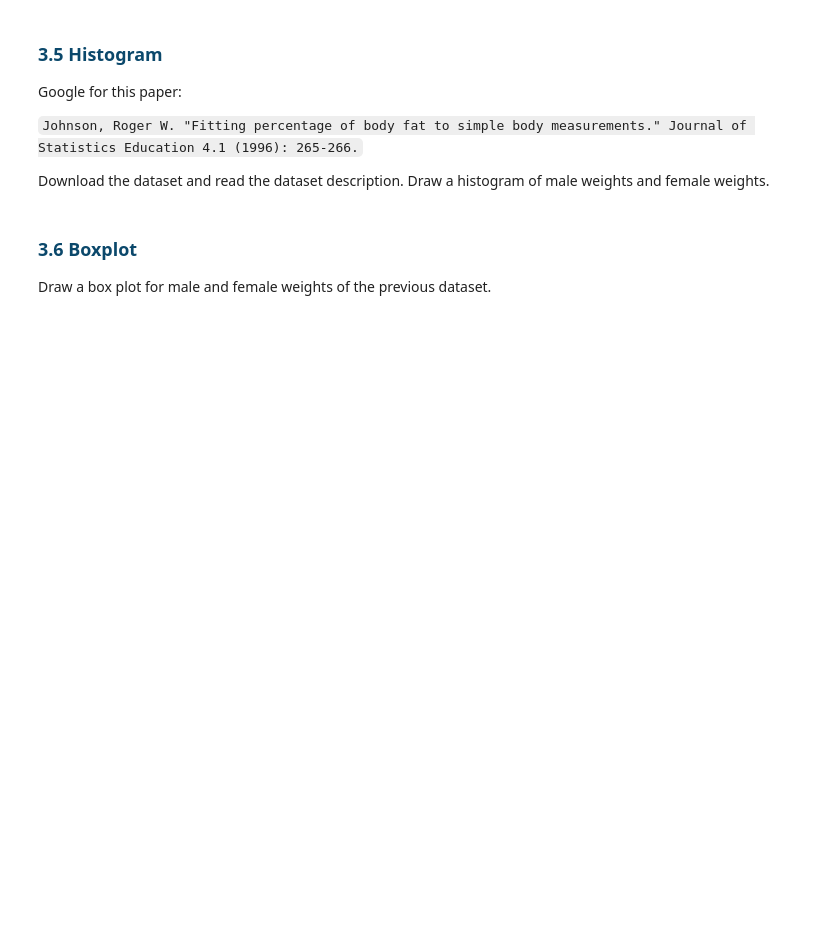
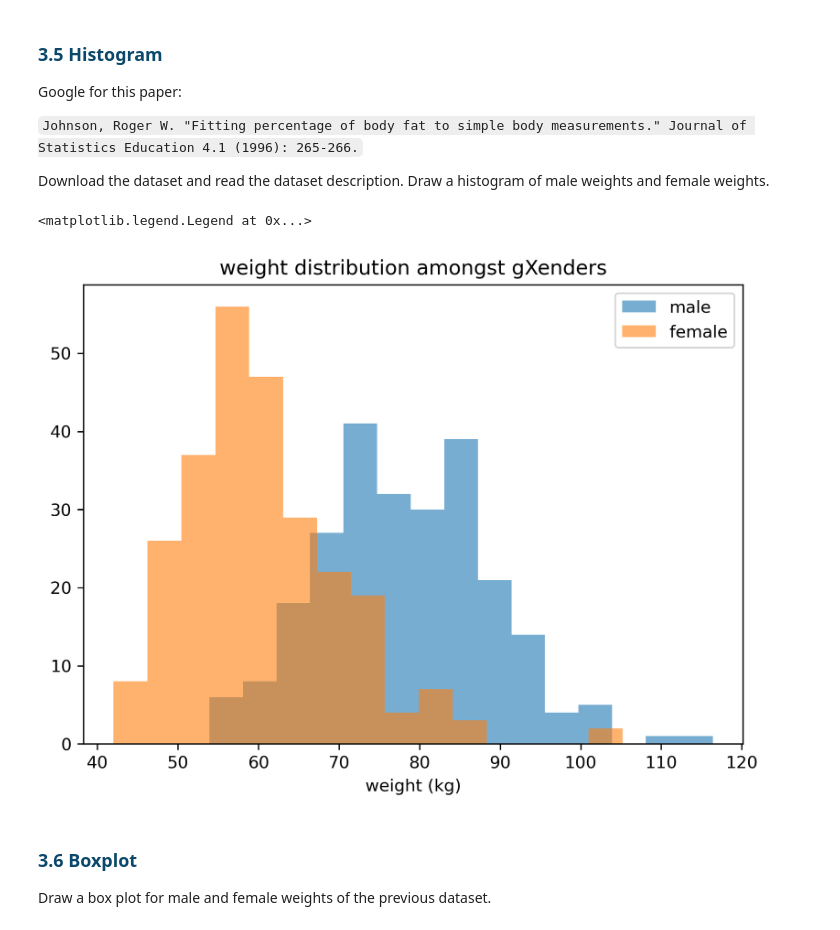
Before and after one commit to tulip-lab/flip00, a Jupyter notebook: F0B-02-ExploratoryDA.ipynb, the cells around one changed output. Drawn from its saved outputs; the diff is of its cells as text; code cells hidden in the pictures; blank space fills up the shorter version.

```diff
--- a/F0B-02-ExploratoryDA.ipynb
+++ b/F0B-02-ExploratoryDA.ipynb
@@ -588,16 +731,19 @@ Google for this paper:
 
 Download the dataset and read the dataset description. Draw a histogram of male weights and female weights.
 # %%
-data = np.genfromtxt("body.dat.txt")
+data = np.genfromtxt("data/body.dat.txt")
 m_w = data[data[:, -1] == 1][:, -3]
 f_w = data[data[:, -1] == 0][:, -3]
 
 fig, ax = plt.subplots(figsize=(7, 5), dpi=300)
 ax.hist(m_w, bins=15, alpha=0.6, label='male')
 ax.hist(f_w, bins=15, alpha=0.6, label='female')
 ax.set_xlabel("weight (kg)")
 ax.set_title("weight distribution amongst gXenders")
 ax.legend()
+# %% [output]
+<matplotlib.legend.Legend at 0x...>
+[figure, added]
 # %% [markdown]
 <a id = "box"></a>
 
```
Also changed, not shown: parts of 39 cells of this notebook, 7 other files.
